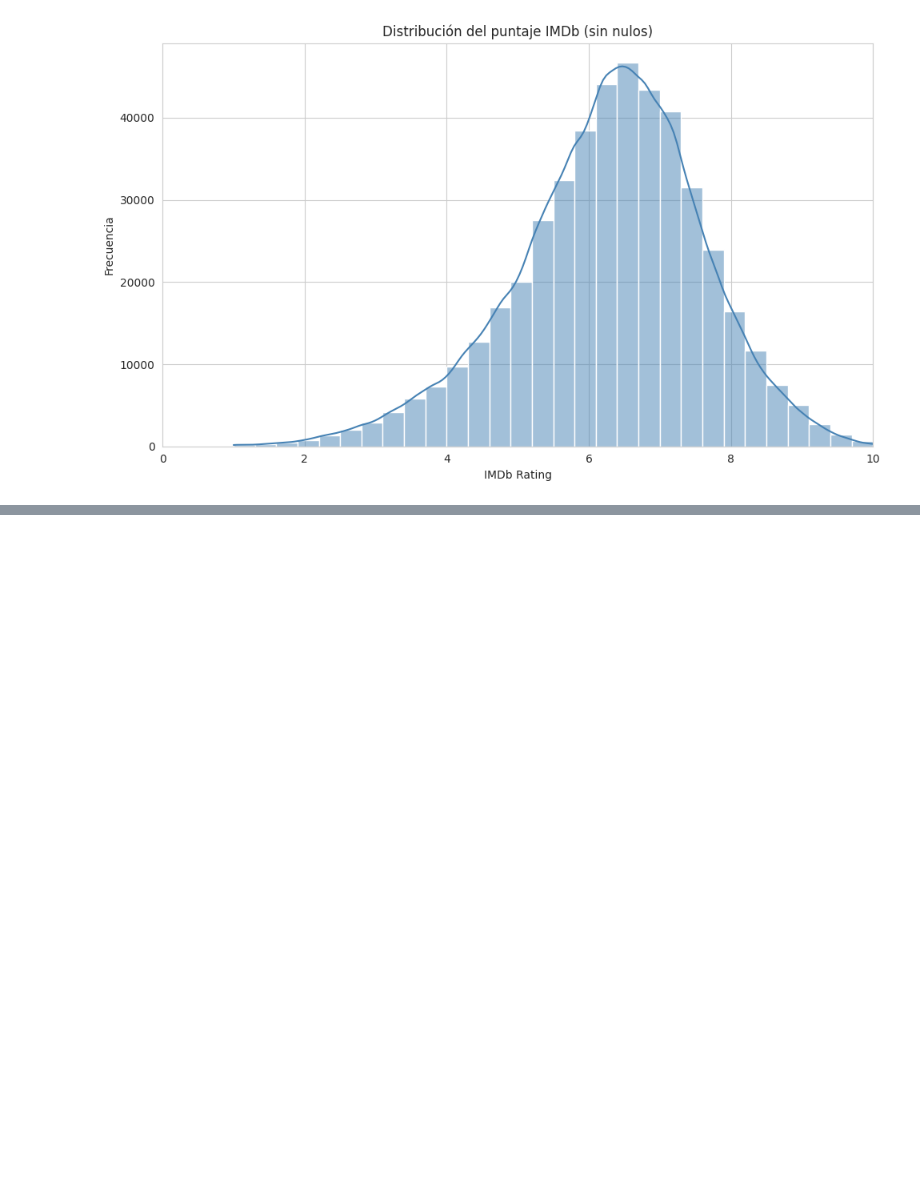
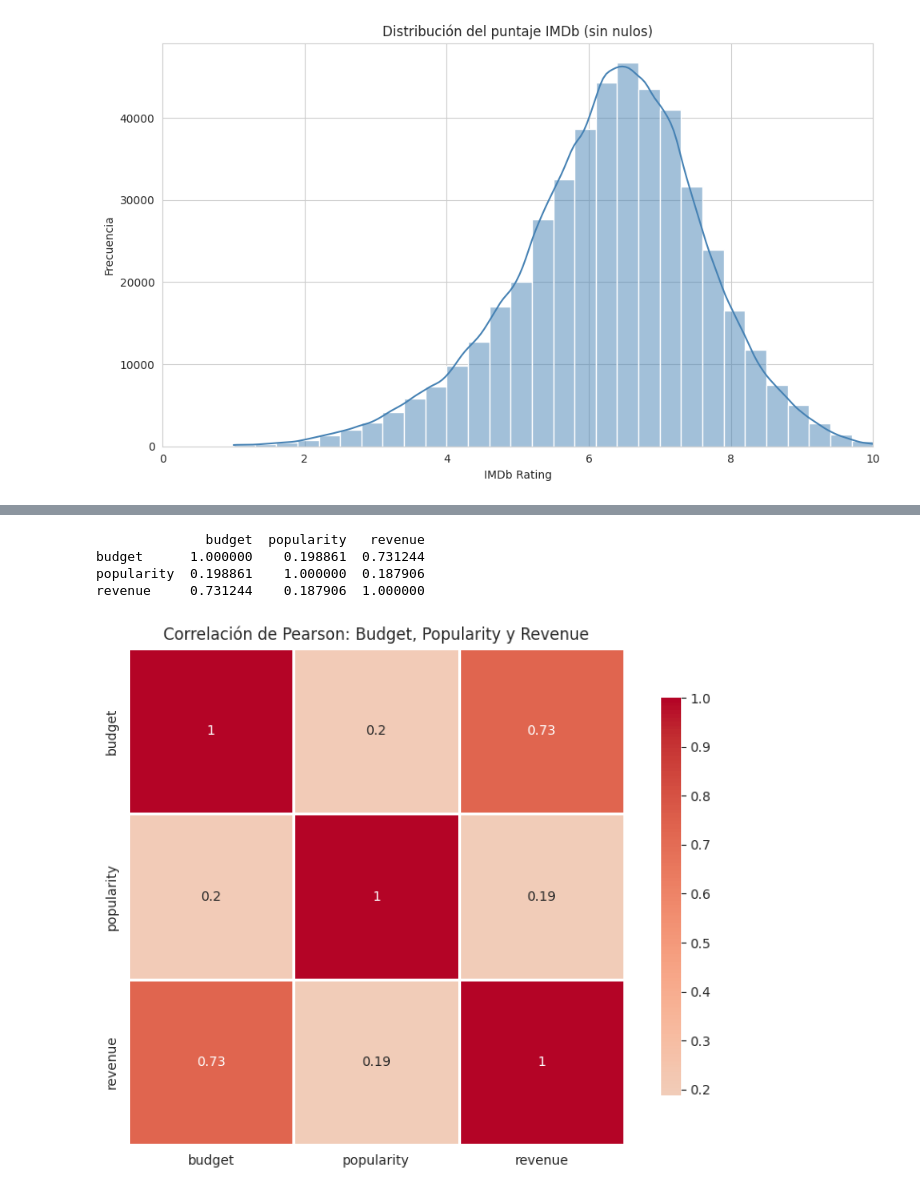
Before and after one commit to diegodiazross/grafos-machine-learning, a Jupyter notebook: analisis_exploratorio.ipynb, the cells around one changed output, grey strips where cells are left out. Cells and saved outputs as stored; diff of their text form; code cells hidden in the pictures; blank space fills up the shorter version.

```diff
--- a/analisis_exploratorio.ipynb
+++ b/analisis_exploratorio.ipynb
@@ -292,6 +282,8 @@ df_filtered['overview'] = df_filtered['overview'].str.replace('"', '', regex=Fal
 df_filtered['overview'] = df_filtered['overview'].str.replace('"', '', regex=False)
 df_filtered['overview'] = df_filtered['overview'].str.replace('|','' ,regex=False)
 df_filtered['overview'] = df_filtered['overview'].str.replace('||','', regex=False)
+df_filtered['overview'] = df_filtered['overview'].str.replace('{','', regex=False)
+df_filtered['overview'] = df_filtered['overview'].str.replace('}','', regex=False)
 # %% [output]
 A value is trying to be set on a copy of a slice from a DataFrame.
 Try using .loc[row_indexer,col_indexer] = value instead
@@ -313,2 +304,0 @@ See the caveats in the documentation: https://pandas.pydata.org/pandas-docs/stab
-# %%
-df_filtered["cast_list"] = df_filtered["cast"].str.split(",")
@@ -321,2 +304,0 @@ See the caveats in the documentation: https://pandas.pydata.org/pandas-docs/stab
-# %%
-df_filtered["director_list"] = df_filtered["director"].str.split(",")
@@ -407,2 +304,0 @@ df_filtered[['title','release_date','year']].head(5)
-# %%
-df_filtered["genres_list"]= df_filtered["genres"].str.split(",")
@@ -445,0 +333,18 @@ df_filtered.to_csv('docker/import/movies_with_overview.csv',quoting=1, escapecha
+# %%
+# Calcular la correlación de Pearson entre budget, popularity y revenue
+correlation_matrix = df_filtered[['budget', 'popularity', 'revenue']].corr()
+print(correlation_matrix)
+
+# Visualizar la matriz de correlación
+plt.figure(figsize=(8, 6))
+sns.heatmap(correlation_matrix, annot=True, cmap='coolwarm', center=0,
+            square=True, linewidths=1, cbar_kws={"shrink": 0.8})
+plt.title('Correlación de Pearson: Budget, Popularity y Revenue')
+plt.tight_layout()
+plt.show()
+# %% [output]
+              budget  popularity   revenue
+budget      1.000000    0.198861  0.731244
+popularity  0.198861    1.000000  0.187906
+revenue     0.731244    0.187906  1.000000
+[figure, added]
```
Also changed, not shown: parts of 36 cells of this notebook, 4 other files.
